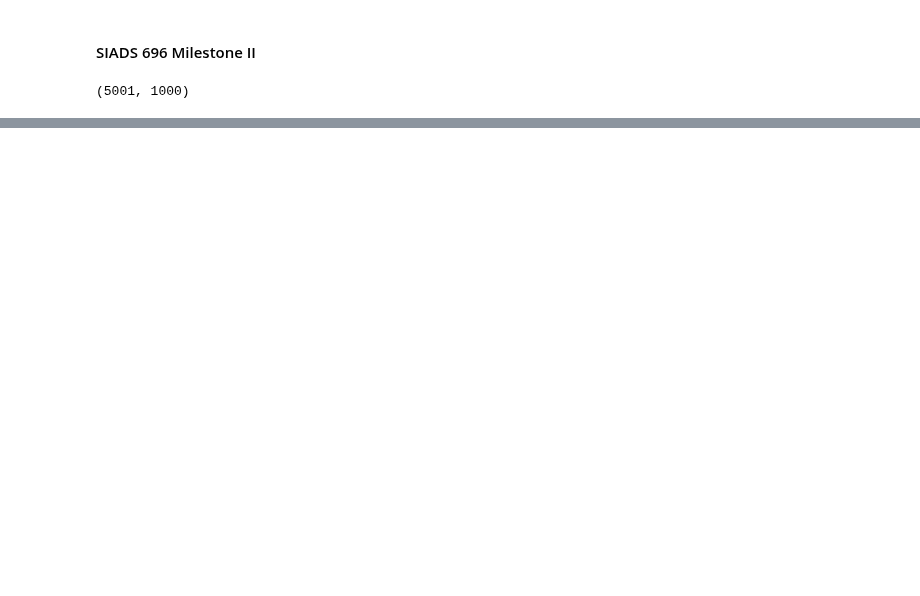
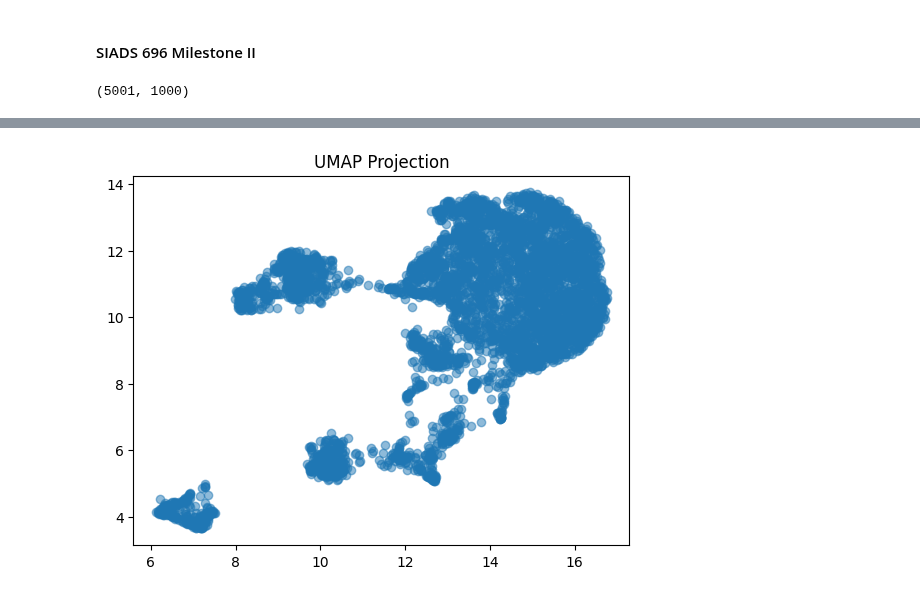
Before and after one commit to samroska/milestone-2-siads-696, a Jupyter notebook: Notebook1.ipynb, the cells around one changed output, grey strips where cells are left out. Saved outputs shown, nothing was run; the diff lists cells and outputs as text; code cells hidden in the pictures; blank space fills up the shorter version.

```diff
--- a/Notebook1.ipynb
+++ b/Notebook1.ipynb
@@ -36,5 +39,5 @@ df.shape
 # %%
-columns2 = demographic() + childhood() + ['DSM_MJD']
+columns2 = demographic() + childhood() + ['DSM_DRA']
 num_columns = ["HHSIZE","AGE"] + ["CH13","CH14","CH16","CH21","CH22","CH24","CH38","CH43","CH45"]
 child_df = df[columns2].copy()
 
@@ -90,0 +118,11 @@ Mean F1 score: 0.49805836775524065
+# %%
+import umap.umap_ as umap
+
+reducer = umap.UMAP(random_state=42)
+X_umap = reducer.fit_transform(X_preprocessed)
+
+plt.scatter(X_umap[:, 0], X_umap[:, 1], alpha=0.5)
+plt.title("UMAP Projection")
+plt.show()
+# %% [output]
+[figure, added]
```
Also changed, not shown: parts of 13 cells of this notebook, 2 other files.
